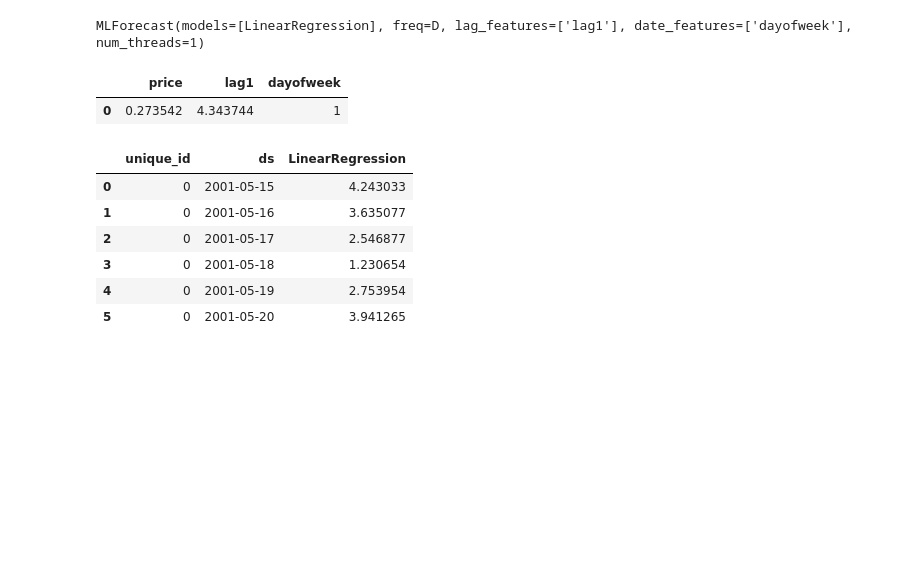
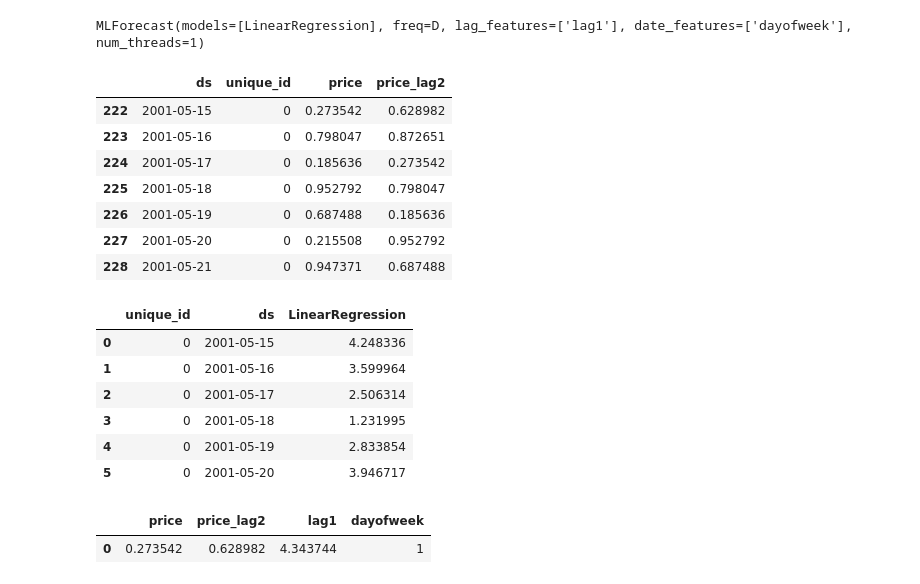
Before and after one commit to LuciaRavazzi/Master-DataScienceLab, a Jupyter notebook: Nixtla/3-Add-Exogenous-Features.ipynb, the cells around one changed output. Cells and saved outputs as stored; diff of their text form; code cells hidden in the pictures; blank space fills up the shorter version.

```diff
--- a/Nixtla/3-Add-Exogenous-Features.ipynb
+++ b/Nixtla/3-Add-Exogenous-Features.ipynb
@@ -43,6 +44,7 @@ plt.plot(prices.price)
 [figure]
 # %%
 # transformed_prices = transform_exog(prices, lags=[7], lag_transforms={1: [ExpandingMean()]})
-transformed_prices = prices
+transformed_prices = transform_exog(prices, lags=[2])
+# transformed_prices.drop("price", axis = 1, inplace = True)
 transformed_prices.head(10)
 # %% [output]
@@ -137,20 +168,37 @@ array([0])
 fcst.fit(series_with_prices2, static_features=[], max_horizon=6)
 # %% [output]
 MLForecast(models=[LinearRegression], freq=D, lag_features=['lag1'], date_features=['dayofweek'], num_threads=1)
+# %%
+transformed_prices.tail(7)
+# %% [output]
+|  | ds | unique_id | price | price_lag2 |
+| 222 | 2001-05-15 | 0 | 0.273542 | 0.628982 |
+| 223 | 2001-05-16 | 0 | 0.798047 | 0.872651 |
+| 224 | 2001-05-17 | 0 | 0.185636 | 0.273542 |
+| 225 | 2001-05-18 | 0 | 0.952792 | 0.798047 |
+| 226 | 2001-05-19 | 0 | 0.687488 | 0.185636 |
+| 227 | 2001-05-20 | 0 | 0.215508 | 0.952792 |
+| 228 | 2001-05-21 | 0 | 0.947371 | 0.687488 |
 # %%
 def inspect_input(new_x):
     """Displays the model inputs to inspect them"""
     display(new_x)
     return new_x
 
-fcst.predict(6, X_df=transformed_prices.dropna(), before_predict_callback=inspect_input)
+save_feats = SaveFeatures()
+
+fcst.predict(6, X_df=transformed_prices.dropna(), before_predict_callback=save_feats)
 # %% [output]
-|  | price | lag1 | dayofweek |
-| 0 | 0.273542 | 4.343744 | 1 |
+|  | unique_id | ds | LinearRegression |
+| 0 | 0 | 2001-05-15 | 4.248336 |
+| 1 | 0 | 2001-05-16 | 3.599964 |
+| 2 | 0 | 2001-05-17 | 2.506314 |
+| 3 | 0 | 2001-05-18 | 1.231995 |
+| 4 | 0 | 2001-05-19 | 2.833854 |
+| 5 | 0 | 2001-05-20 | 3.946717 |
-|  | unique_id | ds | LinearRegression |
-| 0 | 0 | 2001-05-15 | 4.243033 |
-| 1 | 0 | 2001-05-16 | 3.635077 |
-| 2 | 0 | 2001-05-17 | 2.546877 |
-| 3 | 0 | 2001-05-18 | 1.230654 |
-| 4 | 0 | 2001-05-19 | 2.753954 |
-| 5 | 0 | 2001-05-20 | 3.941265 |
+# %%
+features = save_feats.get_features()
+features.head()
+# %% [output]
+|  | price | price_lag2 | lag1 | dayofweek |
+| 0 | 0.273542 | 0.628982 | 4.343744 | 1 |
```
Also changed, not shown: parts of 10 cells of this notebook, 6 other files.
